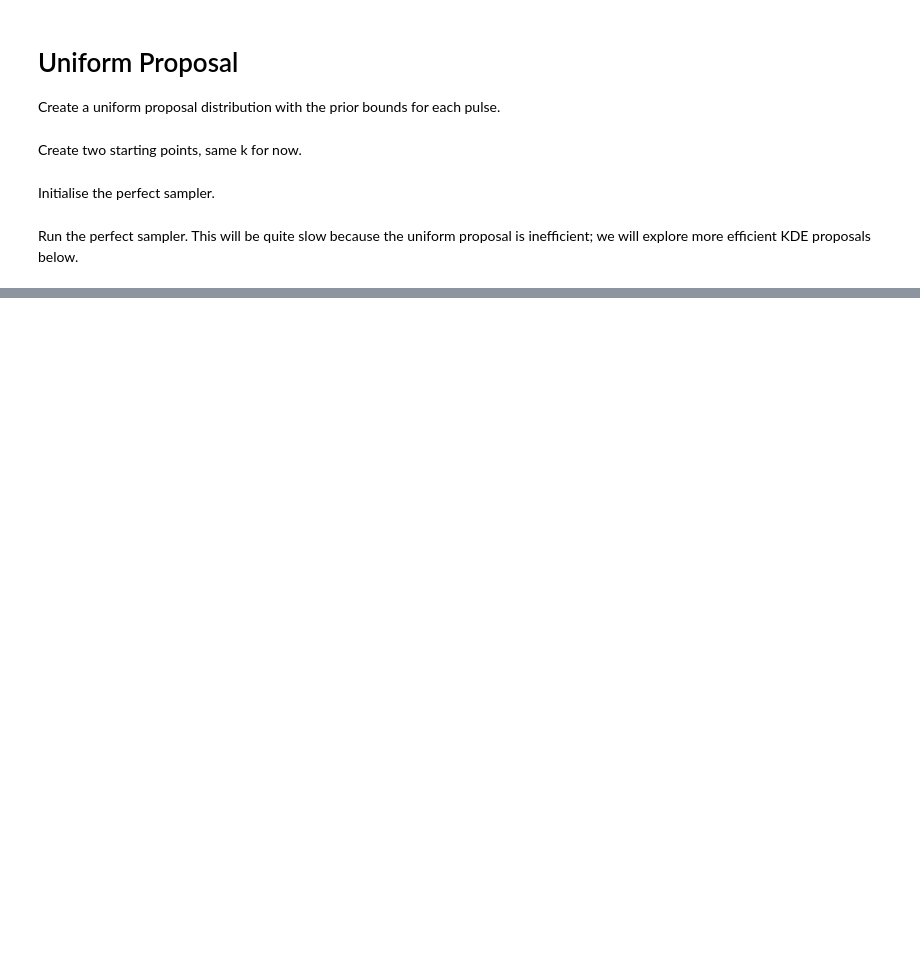
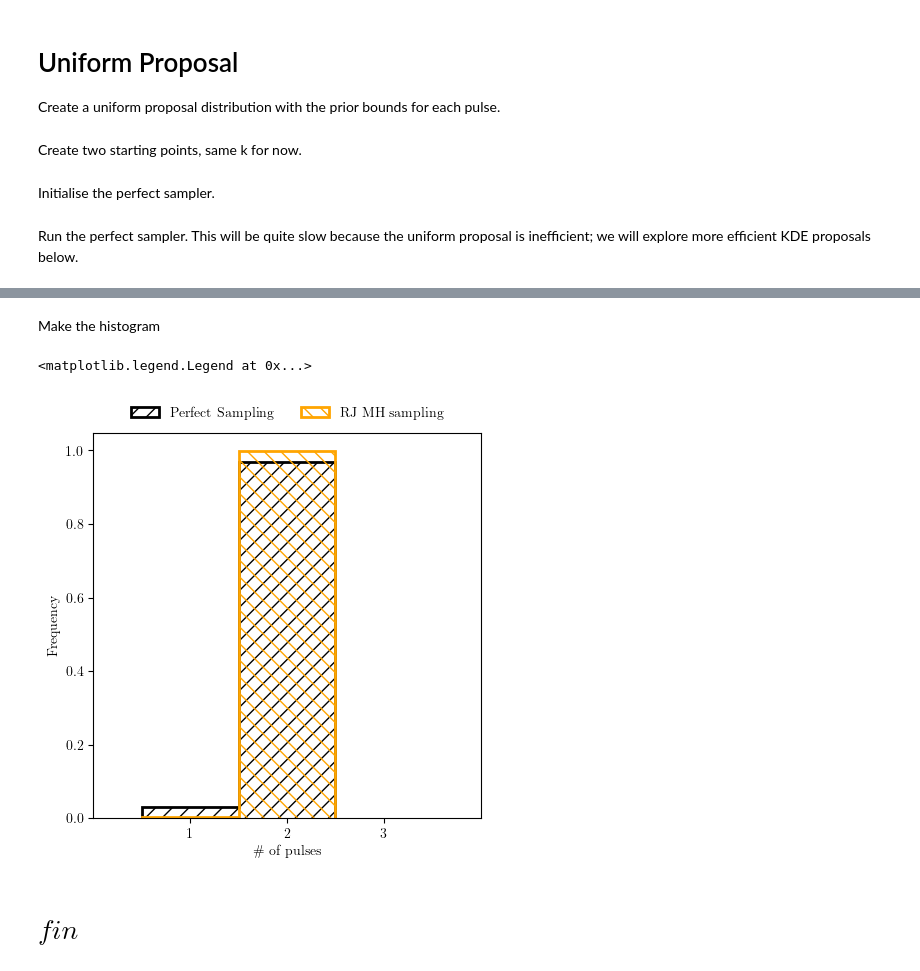
Before and after one commit to cjm96/mcmc_infinity, a Jupyter notebook: mcmc_infinity/examples/pulses_demo.ipynb, the cells around one changed output, grey strips where cells are left out. Drawn from its saved outputs; the diff is of its cells as text; code cells hidden in the pictures; blank space fills up the shorter version.

```diff
--- a/mcmc_infinity/examples/pulses_demo.ipynb
+++ b/mcmc_infinity/examples/pulses_demo.ipynb
@@ -70,0 +153,5 @@ We also run a normal reversible-jump MCMC using this proposal just to check the
+# %%
+# for the Gaussian Move, will be explained later
+factor = 0.001
+cov = {"pulse": np.diag(np.ones(ndims["pulse"])) * factor}
+moves = GaussianMove(cov)
@@ -70,0 +215,20 @@ We also run a normal reversible-jump MCMC using this proposal just to check the
+# %% [markdown]
+Make the histogram
+# %%
+nleaves = ensemble.get_nleaves()["pulse"]
+
+plt.figure(figsize=(5,5))
+plt.hist(count_per_row, bins=bins, histtype="step", linewidth=2, facecolor="k",
+                        hatch="//", edgecolor="k",fill=False, align="left", density=True, label="Perfect Sampling")
+plt.hist(nleaves[:,0].flatten(), bins=bins, histtype='step', linewidth=2, facecolor="orange",
+                        hatch=r"\\", edgecolor="orange",fill=False, align="left", density=True, label="RJ MH sampling")
+plt.xlim(0, kbounds[1]+1)
+plt.xticks(bins)
+plt.ylabel("Frequency")
+plt.xlabel("\# of pulses")
+plt.legend(loc='upper center', bbox_to_anchor=(0.5, 1.1), ncol=2, frameon=False)
+# %% [output]
+<matplotlib.legend.Legend at 0x...>
+[figure, added]
+# %% [markdown]
+# $fin$
```
Also changed, not shown: parts of 24 cells of this notebook.
